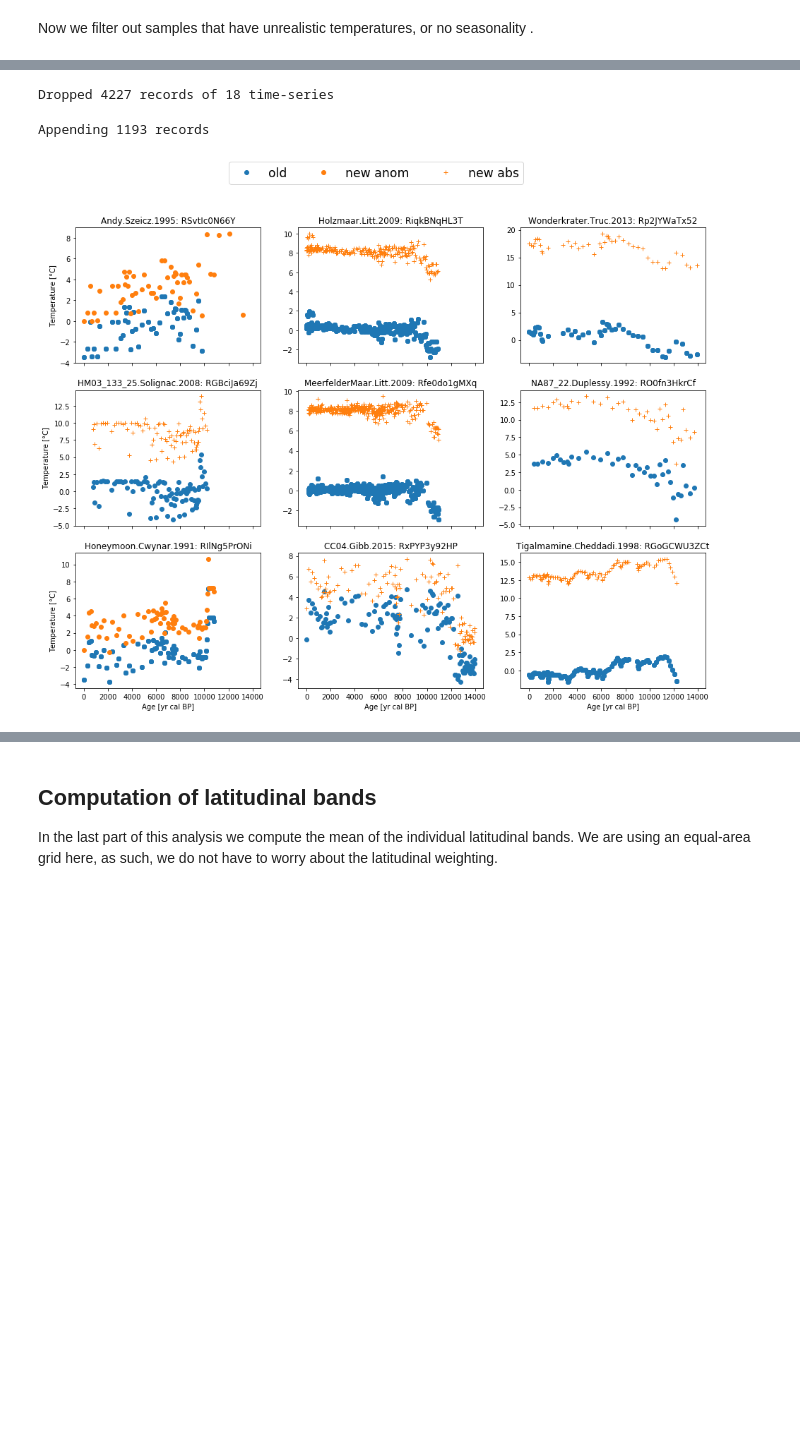
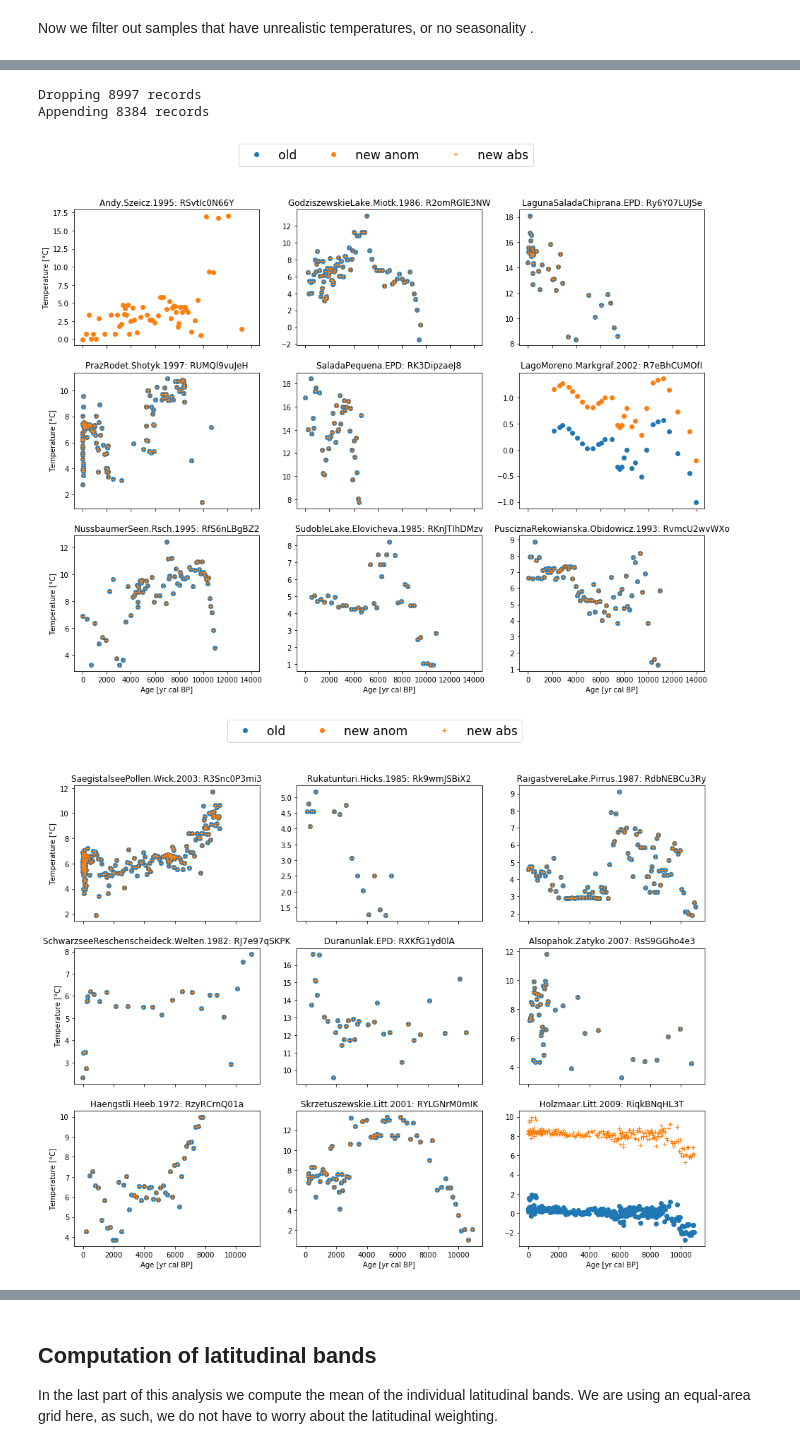
Before and after one commit to Chilipp/gridding-temp12k, a Jupyter notebook: scripts/mid-holocene-analysis.ipynb, the cells around one changed output, grey strips where cells are left out. Cells and saved outputs as stored; diff of their text form; code cells hidden in the pictures; blank space fills up the shorter version.

```diff
--- a/scripts/mid-holocene-analysis.ipynb
+++ b/scripts/mid-holocene-analysis.ipynb
@@ -471,66 +566,45 @@ datasets_with_rejection
-# %%
-rejected_data = df[df.TSid.isin(reject)]
-df = df[~df.TSid.isin(reject)]
-print("Dropped %i records of %i time-series" % (
-    len(rejected_data), len(rejected_data.TSid.unique())))
-# %% [output]
-Dropped 4227 records of 18 time-series
-# %%
-recalculated_data = []
-
-for target, ids in recalc.items():
-    ids_data = df.drop_duplicates(['age', 'TSid']).set_index('TSid').loc[ids]
-
-    ids_ann = ids_data.pivot('age', 'seas', 'temperature').interpolate(
-        method='linear').mean(axis=1).rename('temperature').to_frame()
-    ids_ann['modern'] = np.mean(ids_data.modern.unique())
-    ids_ann['TSid'] = target
-    ids_ann['seasonality'] = 'annual'
-    ids_ann['seas'] = 'annual'
-    ids_ann['variableName'] = 'temperatureComposite2'
-    # merge age uncertainties
-    ids_ann = ids_ann.merge(
-        ids_data.pivot('age', 'seas', 'age_unc').interpolate(
-            method='linear').mean(axis=1).rename('age_unc'),
-        on='age')
-    # merge temperature uncertainties
-    ids_ann = ids_ann.merge(
-        ids_data.pivot('age', 'seas', 'temp_unc').interpolate(
-            method='linear').mean(axis=1).rename('temp_unc'),
-        on='age').reset_index()
-    # merge the rest
-    for col in [col for col in ids_data.columns if col not in ids_ann.columns]:
-        ids_ann[col] = ids_data.iloc[0][col]
-    ids_ann['recalculated'] = True
-    recalculated_data.append(ids_ann)
-print("Appending %s records" % sum(map(len, recalculated_data)))
-df = pd.concat([df] + recalculated_data, ignore_index=True, sort=False)
-# %% [output]
-Appending 1193 records
+# %%
+recalc_ids = list(df.loc[
+    ((df.variableName == 'temperatureComposite') &
+     (df.seas == 'annual') & (df.datum.notnull())),
+    'TSid'].unique())
+
+rejected_data = df[df.TSid.isin(list(recalc_ids))]
+
+df.set_index('TSid', inplace=True)
+
+df = fixes.recalculate(df, recalc_ids)
+
+df.reset_index(inplace=True)
+# %% [output]
+Dropping 8997 records
+Appending 8384 records
 # %%
+recalc = df.loc[df.recalculated, 'TSid'].unique()
 axes = psy.multiple_subplots(3, 3, n=len(recalc), sharex=True)
 
 artists = {}
 
 for tsid, ax in zip(recalc, axes):
     old = rejected_data[rejected_data.TSid == tsid]
     new = df[df.TSid == tsid]
     new_marker = '+' if new.iloc[0].datum == 'abs' else 'o'
     new_label = 'new abs' if new.iloc[0].datum == 'abs' else 'new anom'
     ax.set_title(f"{new.iloc[0].dataSetName}: {tsid}")
     old_points = ax.plot(old.age, old.temperature, 'o', label='old')[0]
     new_points = ax.plot(new.age, new.temperature, new_marker, label='new')[0]
 
     artists['old'] = old_points
     artists[new_label] = new_points
 
     if ax.rowNum == 2:
         ax.set_xlabel('Age [yr cal BP]')
     if ax.colNum == 0:
         ax.set_ylabel('Temperature [°C]')
 
 for fig in set(ax.figure for ax in axes):
     fig.legend(list(artists.values()), list(artists),
                ncol=3, loc='upper center', fontsize='xx-large')
 # %% [output]
-[figure, old version]
+[figure, new version]
+[figure, added]
```
Also changed, not shown: parts of 47 cells of this notebook, 1 other file.
